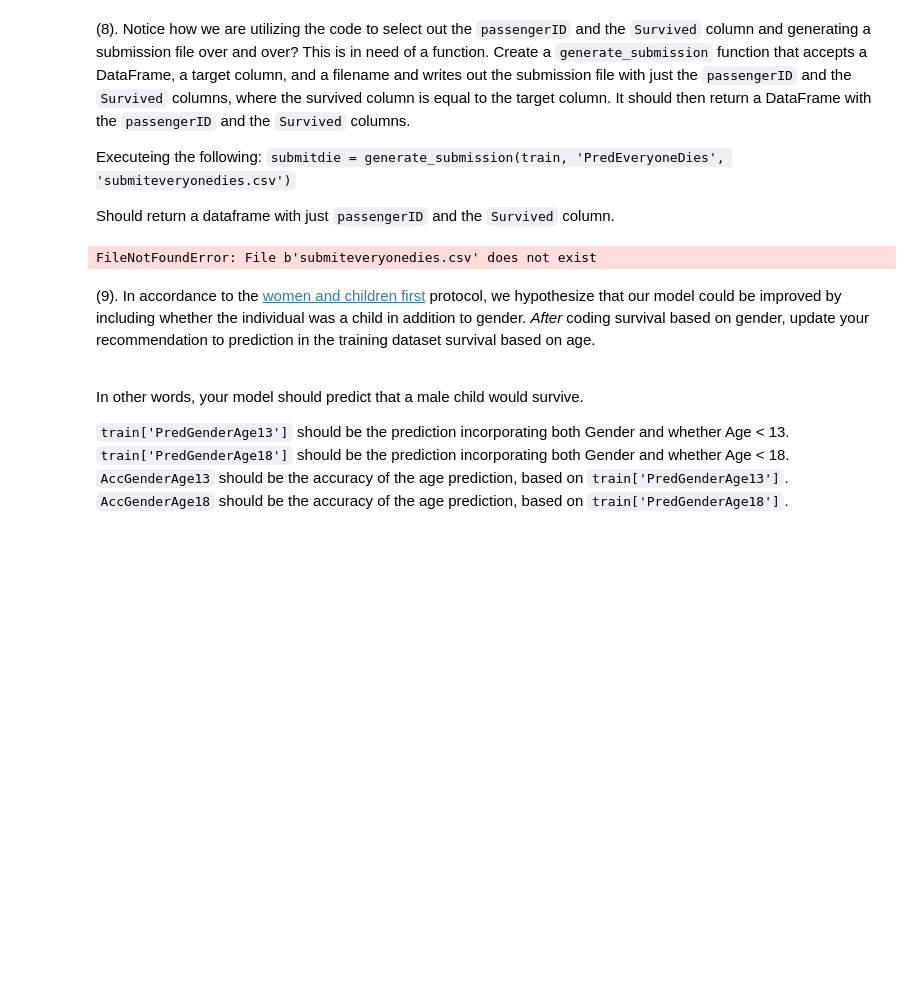
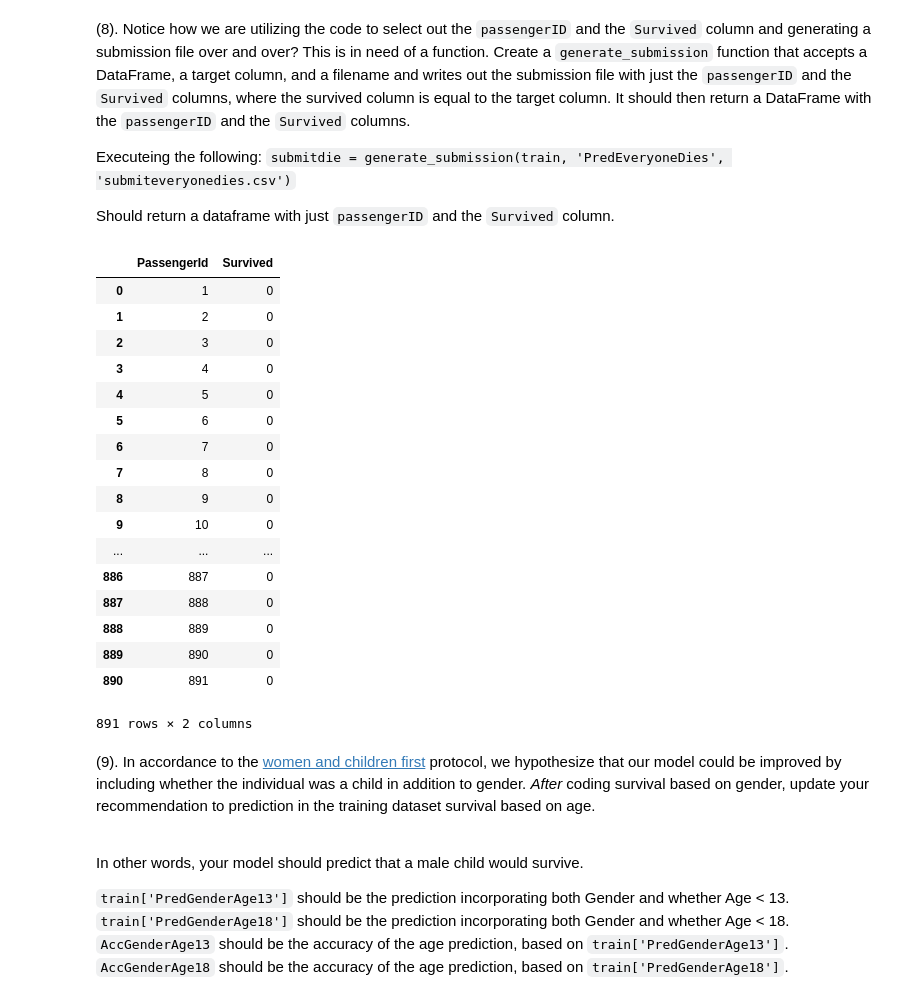
Before and after one commit to RPI-Analytics/assignment-3-ethanlaunyc, a Jupyter notebook: hm/intro-python-exercises.ipynb, the cells around one changed output. Saved outputs shown, nothing was run; the diff lists cells and outputs as text; code cells hidden in the pictures; blank space fills up the shorter version.

```diff
--- a/hm/intro-python-exercises.ipynb
+++ b/hm/intro-python-exercises.ipynb
@@ -190,18 +154,37 @@ Executeing the following:
 `submitdie = generate_submission(train, 'PredEveryoneDies', 'submiteveryonedies.csv')`
 
 Should return a dataframe with just `passengerID` and the `Survived` column.
-# %%
-def generate_submission(DataFrame, TargetColumn, FileName):
-    DataFrame = pd.read_csv(FileName)
-    submission = DafaFrame.loc[:,['PassengerId', TargetColumn]]
-# But we have to change the column name.
-# Option 1: submission.columns = ['PassengerId', 'Survived']
-# Option 2: Rename command.
-    submission.rename(columns={TargetColumn: 'Survived'}, inplace=True)
-# %%
-submitdie = generate_submission(train, 'PredEveryoneDies', 'submiteveryonedies.csv')
-# %% [output]
-FileNotFoundError: File b'submiteveryonedies.csv' does not exist
+# %%
+def generate_submission(a, b, c):
+    submission = a.loc[:,['PassengerId', b]]
+    submission.rename(columns={b: 'Survived'}, inplace=True)
+    submission.to_csv(c, index=False)
+
+
+
+
+submitdie = generate_submission(train, 'PredEveryoneDies', 'submiteveryonedies.csv')
+
+pd.read_csv('submiteveryonedies.csv')
+# %% [output]
+|  | PassengerId | Survived |
+| 0 | 1 | 0 |
+| 1 | 2 | 0 |
+| 2 | 3 | 0 |
+| 3 | 4 | 0 |
+| 4 | 5 | 0 |
+| 5 | 6 | 0 |
+| 6 | 7 | 0 |
+| 7 | 8 | 0 |
+| 8 | 9 | 0 |
+| 9 | 10 | 0 |
+| ... | ... | ... |
+| 886 | 887 | 0 |
+| 887 | 888 | 0 |
+| 888 | 889 | 0 |
+| 889 | 890 | 0 |
+| 890 | 891 | 0 |
+891 rows × 2 columns
 # %% [markdown]
 
 (9). In accordance to the [women and children first](https://en.wikipedia.org/wiki/Women_and_children_first) protocol, we hypothesize that our model could be improved by including whether the individual was a child in addition to gender.  *After* coding survival based on gender, update your recommendation to prediction in the training dataset survival based on age. <br> <br>
```
Also changed, not shown: parts of 9 cells of this notebook, 1 other file.
